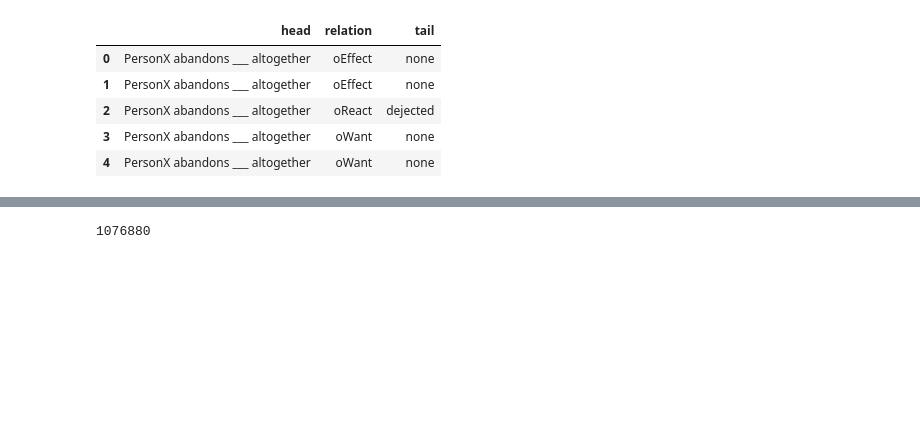
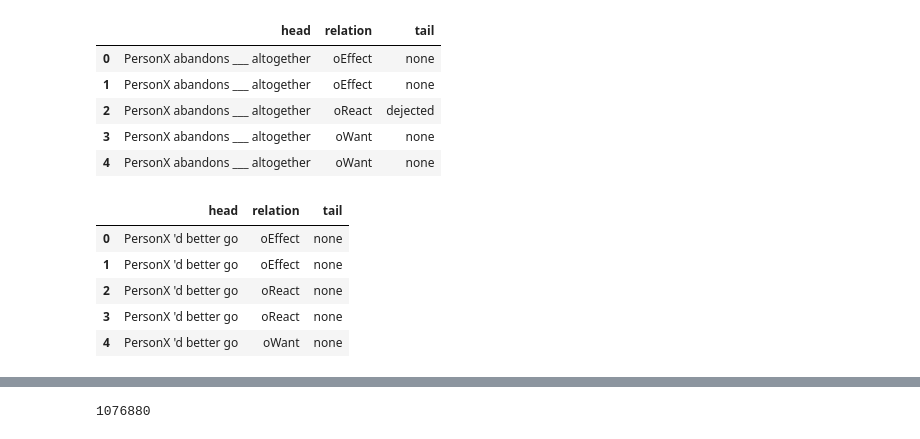
Before and after one commit to wojino/commonsense-reasoning, a Jupyter notebook: atomic-extract.ipynb, the cells around one changed output, grey strips where cells are left out. Saved outputs shown, nothing was run; the diff lists cells and outputs as text; code cells hidden in the pictures; blank space fills up the shorter version.

```diff
--- a/atomic-extract.ipynb
+++ b/atomic-extract.ipynb
@@ -88,3 +176,13 @@ display(atomic_train.head())
 | 2 | PersonX abandons ___ altogether | oReact | dejected |
 | 3 | PersonX abandons ___ altogether | oWant | none |
 | 4 | PersonX abandons ___ altogether | oWant | none |
+# %%
+atomic_dev = pd.read_csv('./atomic2020/dev.tsv', sep='\t', names=colnames, header=None)
+display(atomic_dev.head())
+# %% [output]
+|  | head | relation | tail |
+| 0 | PersonX 'd better go | oEffect | none |
+| 1 | PersonX 'd better go | oEffect | none |
+| 2 | PersonX 'd better go | oReact | none |
+| 3 | PersonX 'd better go | oReact | none |
+| 4 | PersonX 'd better go | oWant | none |
```
Also changed, not shown: parts of 38 cells of this notebook, 10 other files.
